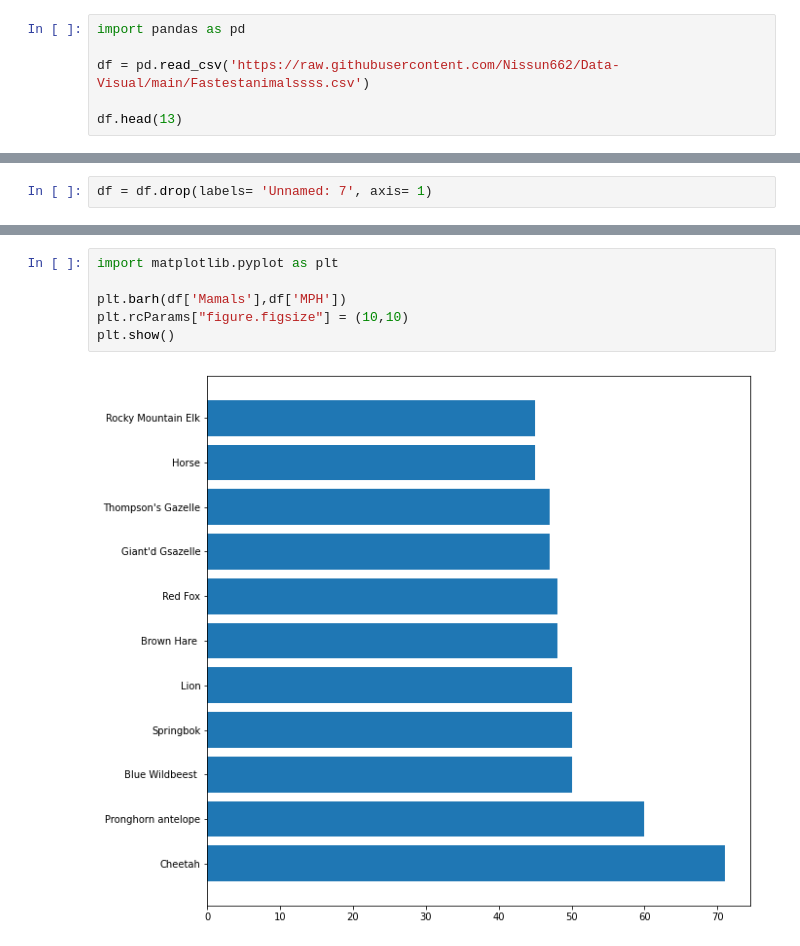
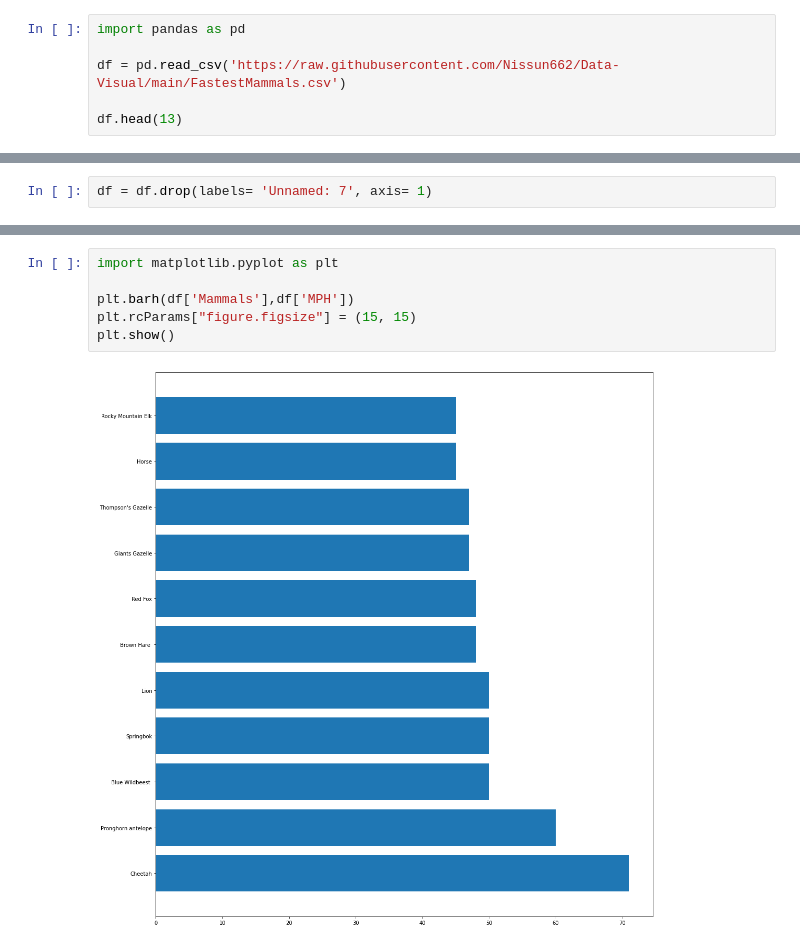
Before and after one commit to Nissun662/Data-Visual, a Jupyter notebook: Recreating_Initialization.ipynb, the cells around one changed output, grey strips where cells are left out. Drawn from its saved outputs; the diff is of its cells as text.

```diff
--- a/Recreating_Initialization.ipynb
+++ b/Recreating_Initialization.ipynb
@@ -24,7 +24,7 @@ The most hard part for me while recreating the above visualization will be putti
 # %%
 import pandas as pd
 
-df = pd.read_csv('https://raw.githubusercontent.com/Nissun662/Data-Visual/main/Fastestanimalssss.csv')
+df = pd.read_csv('https://raw.githubusercontent.com/Nissun662/Data-Visual/main/FastestMammals.csv')
 
 df.head(13)
 # %% [output]
@@ -79,8 +79,8 @@ df
 # %%
 import matplotlib.pyplot as plt
 
-plt.barh(df['Mamals'],df['MPH'])
-plt.rcParams["figure.figsize"] = (10,10)
+plt.barh(df['Mammals'],df['MPH'])
+plt.rcParams["figure.figsize"] = (15, 15)
 plt.show()
 # %% [output]
-[figure, old version]
+[figure, new version]
```
Also changed, not shown: parts of 5 cells of this notebook.
